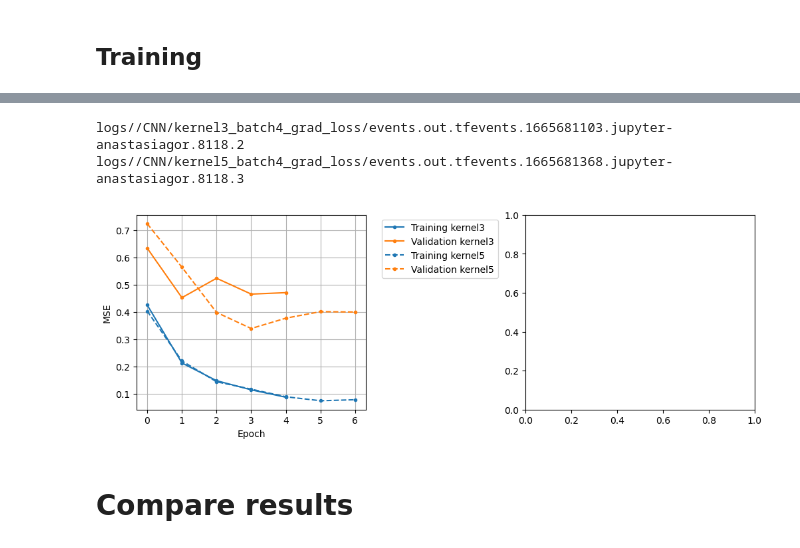
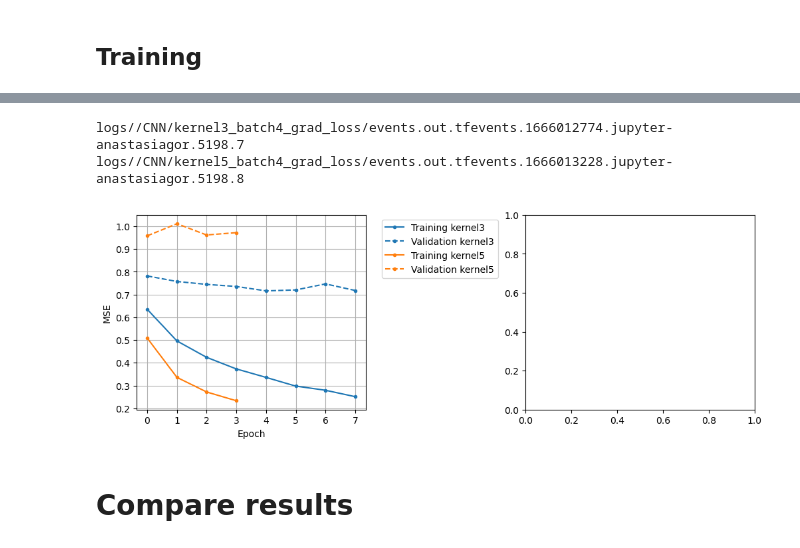
Before and after one commit to anastasiaGor/oceanDataNotebooks, a Jupyter notebook: density_ML/12-grad_based_loss.ipynb, the cells around one changed output, grey strips where cells are left out. Cells and saved outputs as stored; diff of their text form; code cells hidden in the pictures.

```diff
--- a/density_ML/12-grad_based_loss.ipynb
+++ b/density_ML/12-grad_based_loss.ipynb
@@ -708,5 +718,5 @@ exp['FCNN']['patch_3-5']['exp'] = Experiment(pl_class=LitPixelModel, \
 # %% [markdown]
 ## Training
 # %%
-# exp['FCNN']['patch_1-3']['exp'].run()
-# clear_output(wait=True)
+exp['FCNN']['patch_1-3']['exp'].run()
+clear_output(wait=True)
@@ -713,3 +740,3 @@ exp['FCNN']['patch_3-5']['exp'] = Experiment(pl_class=LitPixelModel, \
 # %%
-# exp['FCNN']['patch_3-5']['exp'].run()
-# clear_output(wait=True)
+exp['FCNN']['patch_3-5']['exp'].run()
+clear_output(wait=True)
@@ -720,10 +764,10 @@ exp_model = exp['FCNN']
 for i, exp_name in enumerate(['patch_1-3', 'patch_3-5']) :
     experiment = exp_model[exp_name]['exp']
     experiment.get_logs()
-    ax[0].plot(experiment.logs['loss_train'], color=list(mcolors.TABLEAU_COLORS.values())[0], \
-               ls=line_styles[i], marker='.', label='Training ' + exp_name)
-    ax[0].plot(experiment.logs['loss_val'], color=list(mcolors.TABLEAU_COLORS.values())[1], \
-               ls=line_styles[i], marker='.', label='Validation ' + exp_name)
+    ax[0].plot(experiment.logs['loss_train'], color=list(mcolors.TABLEAU_COLORS.values())[i], \
+               ls=line_styles[0], marker='.', label='Training ' + exp_name)
+    ax[0].plot(experiment.logs['loss_val'], color=list(mcolors.TABLEAU_COLORS.values())[i], \
+               ls=line_styles[1], marker='.', label='Validation ' + exp_name)
 ax[0].set(xlabel='Epoch', ylabel='MSE'); ax[0].grid(True)
 ax[0].set(ylabel='MSE')
 ax[0].legend(bbox_to_anchor=(1.05, 1), loc='upper left')
@@ -817,7 +861,7 @@ class CNN_Model_Class(pl.LightningModule):
     def test_step(self, batch, batch_idx, dataloader_idx) :
         list_of_features = list()
         model_output = self.predict_step(batch, batch_idx, dataloader_idx)
-        loss = dict(); loss_grad=dict()
+        loss = dict(); loss_grad=dict()  ; corr_coef=dict()
 
         #construct list of features
         for i, feature in enumerate(self.outputs) :
@@ -831,10 +875,12 @@ class CNN_Model_Class(pl.LightningModule):
             model = model_output[feature]
             loss[feature] = eval_loss(model, truth)
             loss_grad[feature] = eval_loss(finite_diffs_sqr_2d_array(model)[:,1:-1,1:-1], finite_diffs_sqr_2d_array(truth)[:,1:-1,1:-1])
-            self.log_dict({'loss_test_'+feature : loss[feature].mean(), 'loss_grad_test_'+feature : loss_grad[feature].mean()})
+            corr_coef[feature] = torch.corrcoef(torch.vstack((torch.flatten(model).view(1,-1), torch.flatten(truth).view(1,-1))))[1,0]
+            self.log_dict({'loss_test_'+feature : loss[feature].mean(), 'loss_grad_test_'+feature : loss_grad[feature].mean(),\
+                          'corr_coef_'+feature : corr_coef[feature]})
 
     def configure_optimizers(self) :
-        optimizer = torch.optim.Adam(self.parameters(), lr=1e-3)
+        optimizer = torch.optim.Adam(self.parameters(), lr=1e-4)
         #optimizer = torch.optim.SGD(self.parameters(), lr=0.001)
         return optimizer
 
@@ -901,22 +964,22 @@ clear_output(wait=True)
 # %%
 fig, ax = plt.subplots(1, 2, constrained_layout=True, figsize=(10, 3.5))
 exp_model = exp['CNN']
 
 for i, exp_name in enumerate(['kernel3', 'kernel5']) :
     experiment = exp_model[exp_name]['exp']
     experiment.get_logs()
-    ax[0].plot(experiment.logs['loss_train'], color=list(mcolors.TABLEAU_COLORS.values())[0], \
-               ls=line_styles[i], marker='.', label='Training ' + exp_name)
-    ax[0].plot(experiment.logs['loss_val'], color=list(mcolors.TABLEAU_COLORS.values())[1], \
-               ls=line_styles[i], marker='.', label='Validation ' + exp_name)
+    ax[0].plot(experiment.logs['loss_train'], color=list(mcolors.TABLEAU_COLORS.values())[i], \
+               ls=line_styles[0], marker='.', label='Training ' + exp_name)
+    ax[0].plot(experiment.logs['loss_val'], color=list(mcolors.TABLEAU_COLORS.values())[i], \
+               ls=line_styles[1], marker='.', label='Validation ' + exp_name)
 ax[0].set(xlabel='Epoch', ylabel='MSE'); ax[0].grid(True)
 ax[0].set(ylabel='MSE')
 ax[0].legend(bbox_to_anchor=(1.05, 1), loc='upper left')
 plt.show()
 # %% [output]
-logs//CNN/kernel3_batch4_grad_loss/events.out.tfevents.1665681103.jupyter-anastasiagor.8118.2
-logs//CNN/kernel5_batch4_grad_loss/events.out.tfevents.1665681368.jupyter-anastasiagor.8118.3
+logs//CNN/kernel3_batch4_grad_loss/events.out.tfevents.1666012774.jupyter-anastasiagor.5198.7
+logs//CNN/kernel5_batch4_grad_loss/events.out.tfevents.1666013228.jupyter-anastasiagor.5198.8
-[figure, old version]
+[figure, new version]
 # %% [markdown]
 # Compare results
 # %%
```
Also changed, not shown: parts of 27 cells of this notebook.
